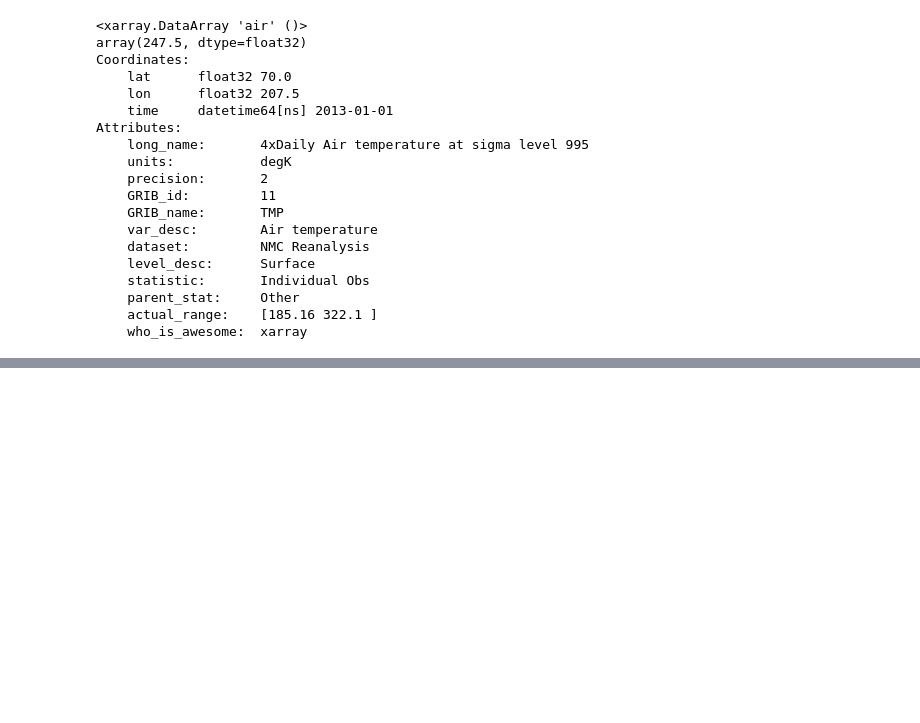
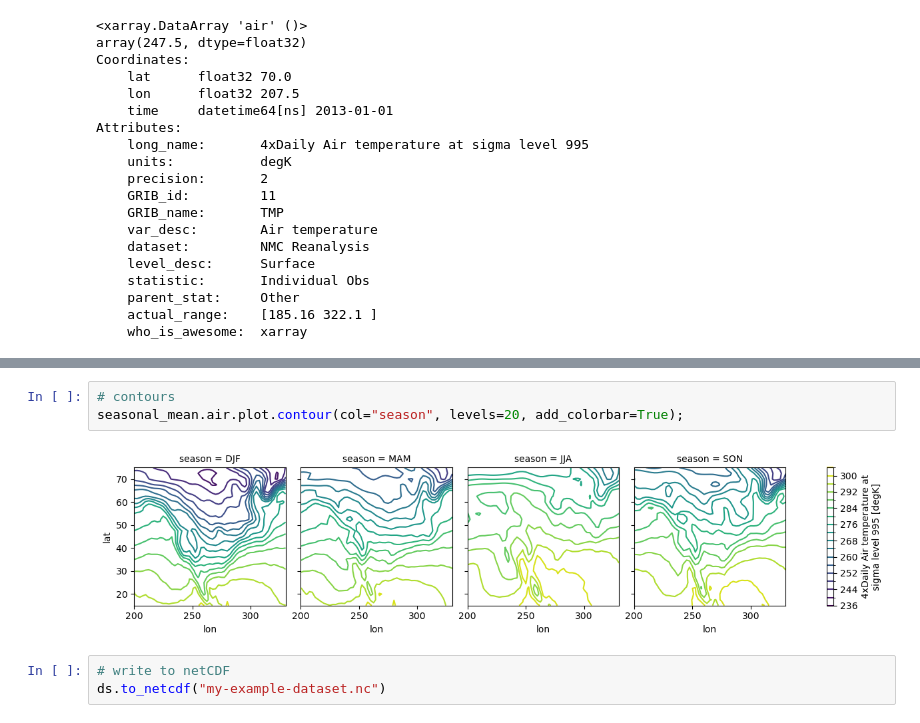
Before and after one commit to jwschmidberger/xarray_testing, a Jupyter notebook: test.ipynb, the cells around one changed output, grey strips where cells are left out. Saved outputs shown, nothing was run; the diff lists cells and outputs as text; blank space fills up the shorter version.

```diff
--- a/test.ipynb
+++ b/test.ipynb
@@ -223,0 +387,8 @@ Attributes:
+# %%
+# contours
+seasonal_mean.air.plot.contour(col="season", levels=20, add_colorbar=True);
+# %% [output]
+[figure, added]
+# %%
+# write to netCDF
+ds.to_netcdf("my-example-dataset.nc")
```
Also changed, not shown: parts of 21 cells of this notebook.
